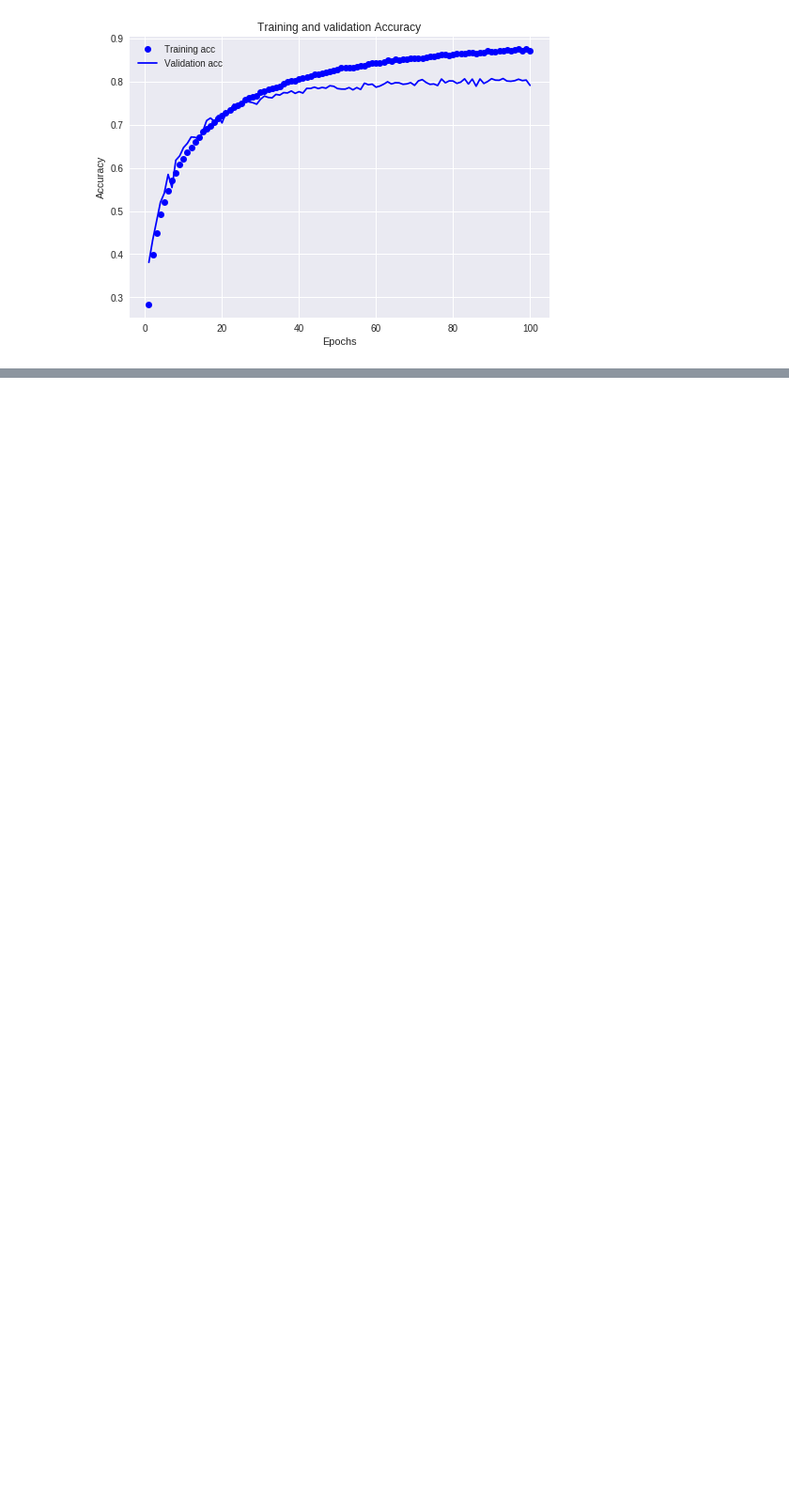
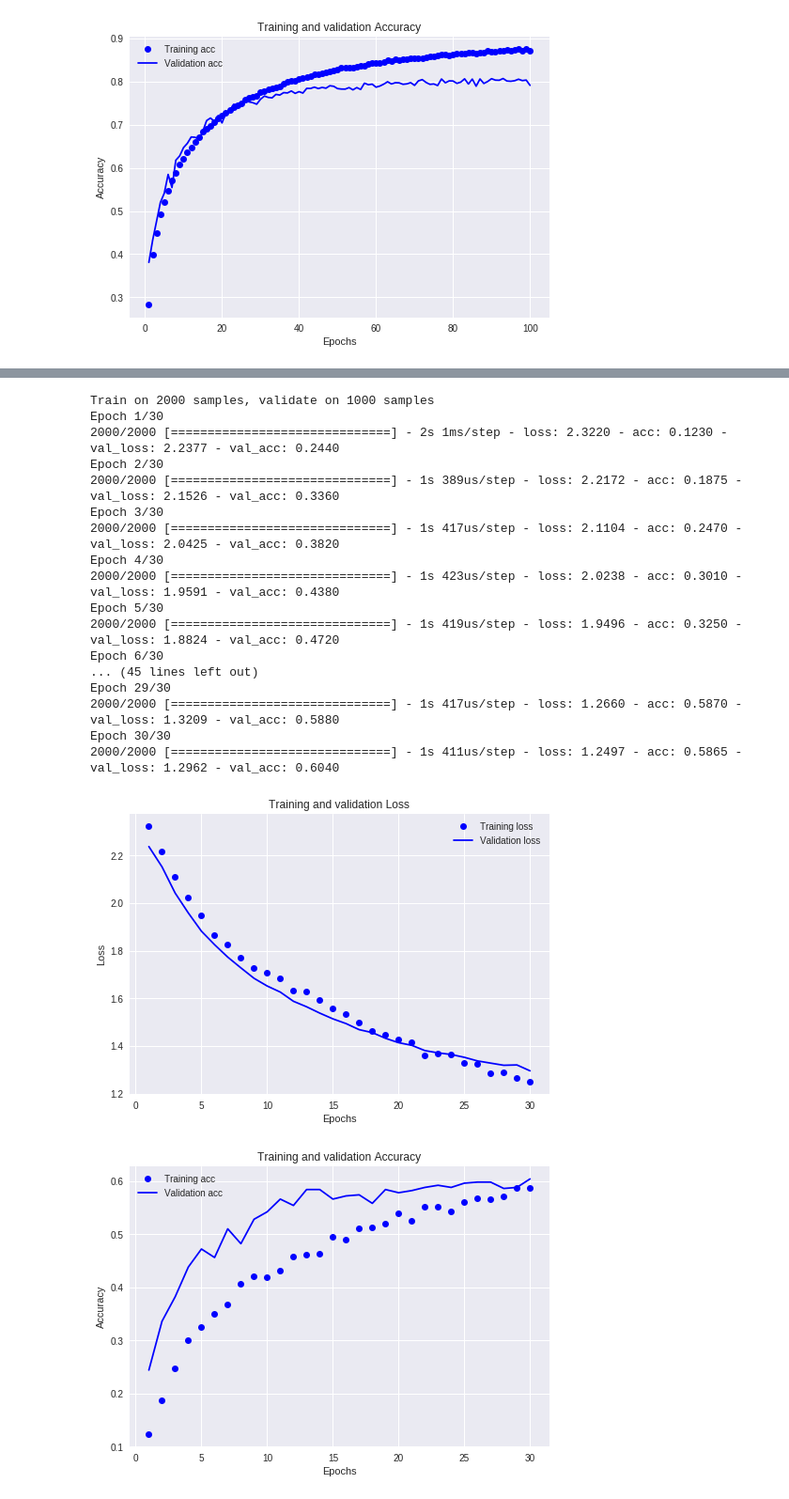
Before and after one commit to ardalanebrahimi/EDU, a Jupyter notebook: Untitled0.ipynb, the cells around one changed output, grey strips where cells are left out. Shown: that part at 94% size. Drawn from its saved outputs; the diff is of its cells as text; code cells hidden in the pictures; blank space fills up the shorter version.

```diff
--- a/Untitled0.ipynb
+++ b/Untitled0.ipynb
@@ -266,21 +269,22 @@ batch_size = 20
 def extract_features(directory, sample_count):
   features = np.zeros(shape=(sample_count,4 ,4 , 512))
   labels = np.zeros(shape=(sample_count))
+  labels = np_utils.to_categorical(labels, 10)
   generator = datagen.flow_from_directory(
       directory,
-      target_size=(150, 150),
+      target_size=(150,150),
       batch_size=batch_size,
       class_mode='categorical')
   i=0
   for inputs_batch,labels_batch in generator:
-    feature_batch = conv_base.predict(input_batch)
-    features[i * batch_size : (i + 1) * batch_size] = features_batch
+    feature_batch = conv_base.predict(inputs_batch)
+    features[i * batch_size : (i + 1) * batch_size] = feature_batch
     labels[i * batch_size : (i + 1) * batch_size] = labels_batch
     i += 1
     if i * batch_size >= sample_count:
       break
 
-  return featurs, labels
+  return features, labels
 
 
 train_features, train_labels = extract_features(train_dir, 2000)
@@ -296,7 +300,9 @@ model.add(layers.Dense(256,activation='relu', input_dim=4*4*512))
 model.add(layers.Dropout(0.5))
 model.add(layers.Dense(10,activation='sigmoid'))
 
+model.summary()
+
 model.compile(optimizer=optimizers.RMSprop(lr=2e-5),
-              loss='ategorical_crossentropy',
+              loss='categorical_crossentropy',
               metrics=['acc'])
 # %% [output]
@@ -304,0 +311,26 @@ AttributeError: ignored
+# %%
+history = model.fit(train_features, train_labels,
+                    epochs=30,
+                    batch_size = 20,
+                    validation_data=(validation_features, validation_labels))
+train_val_res(history)
+# %% [output]
+Train on 2000 samples, validate on 1000 samples
+Epoch 1/30
+2000/2000 [==============================] - 2s 1ms/step - loss: 2.3220 - acc: 0.1230 - val_loss: 2.2377 - val_acc: 0.2440
+Epoch 2/30
+2000/2000 [==============================] - 1s 389us/step - loss: 2.2172 - acc: 0.1875 - val_loss: 2.1526 - val_acc: 0.3360
+Epoch 3/30
+2000/2000 [==============================] - 1s 417us/step - loss: 2.1104 - acc: 0.2470 - val_loss: 2.0425 - val_acc: 0.3820
+Epoch 4/30
+2000/2000 [==============================] - 1s 423us/step - loss: 2.0238 - acc: 0.3010 - val_loss: 1.9591 - val_acc: 0.4380
+Epoch 5/30
+2000/2000 [==============================] - 1s 419us/step - loss: 1.9496 - acc: 0.3250 - val_loss: 1.8824 - val_acc: 0.4720
+Epoch 6/30
+... (45 lines left out)
+Epoch 29/30
+2000/2000 [==============================] - 1s 417us/step - loss: 1.2660 - acc: 0.5870 - val_loss: 1.3209 - val_acc: 0.5880
+Epoch 30/30
+2000/2000 [==============================] - 1s 411us/step - loss: 1.2497 - acc: 0.5865 - val_loss: 1.2962 - val_acc: 0.6040
+[figure, added]
+[figure, added]
```
Also changed, not shown: parts of 3 cells of this notebook.
